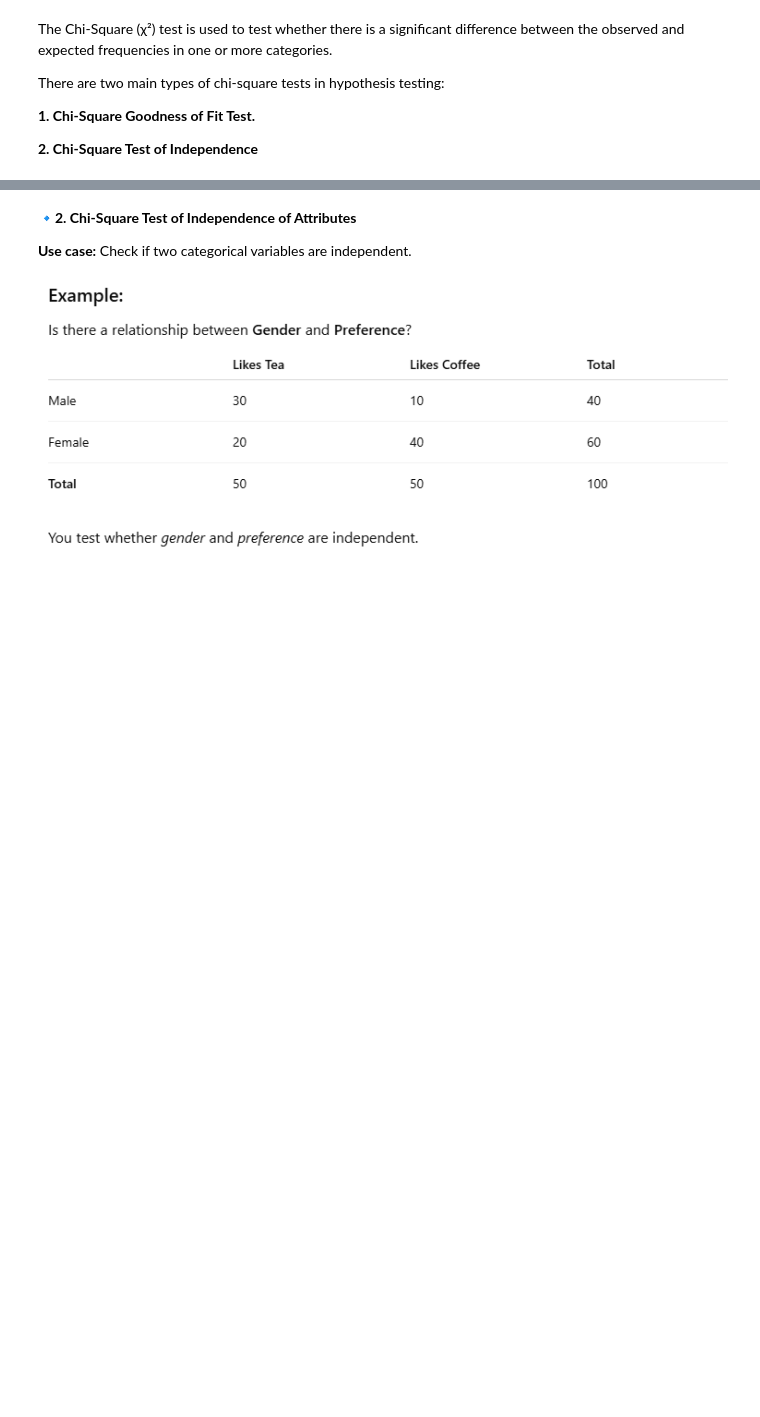
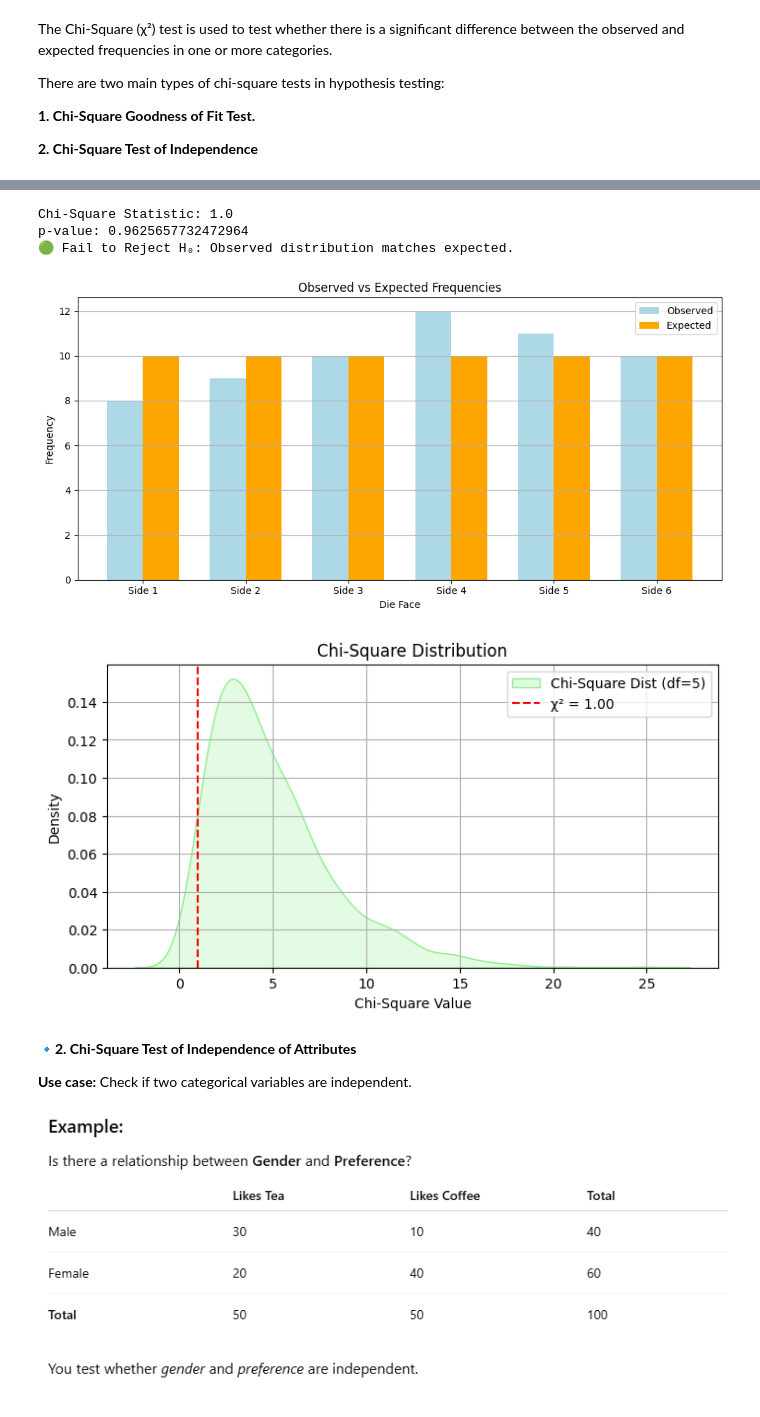
Before and after one commit to ArunK-ML/Chi-Square--Distribution-and-Test--in-Hypothesis-Testing_Numpy, a Jupyter notebook: Chi_Square_Test_Seminar.ipynb, the cells around one changed output, grey strips where cells are left out. Drawn from its saved outputs; the diff is of its cells as text; code cells hidden in the pictures; blank space fills up the shorter version.

```diff
--- a/Chi_Square_Test_Seminar.ipynb
+++ b/Chi_Square_Test_Seminar.ipynb
@@ -17,3 +97,67 @@ There are two main types of chi-square tests in hypothesis testing:
+# %%
+import numpy as np
+import matplotlib.pyplot as plt
+import seaborn as sns
+from scipy.stats import chisquare, chi2
+
+# Input Data
+observed = [8, 9, 10, 12, 11, 10]
+expected = [10, 10, 10, 10, 10, 10]
+
+# Perform Chi-Square Goodness of Fit Test
+chi2_stat, p_value = chisquare(f_obs=observed, f_exp=expected)
+
+# Print test results
+print("Chi-Square Statistic:", chi2_stat)
+print("p-value:", p_value)
+
+alpha = 0.05
+if p_value < alpha:
+    print("🔴 Reject H₀: Observed distribution does not match expected.")
+else:
+    print("🟢 Fail to Reject H₀: Observed distribution matches expected.")
+
+# ===============================
+# 🔹 Bar Plot: Observed vs Expected
+# ===============================
+labels = ['Side 1', 'Side 2', 'Side 3', 'Side 4', 'Side 5', 'Side 6']
+x = np.arange(len(labels))
+width = 0.35
+
+plt.figure(figsize=(10, 5))
+plt.bar(x - width/2, observed, width, label='Observed', color='lightblue')
+plt.bar(x + width/2, expected, width, label='Expected', color='orange')
+plt.xticks(x, labels)
+plt.xlabel("Die Face")
+plt.ylabel("Frequency")
+plt.title("Observed vs Expected Frequencies")
+plt.legend()
+plt.grid(axis='y')
+plt.tight_layout()
+plt.show()
+
+# ===============================
+# 🔹 KDE Plot: Chi-Square Distribution
+# ===============================
+df = len(observed) - 1
+x_vals = np.linspace(0, 20, 1000)
+samples = chi2.rvs(df=df, size=1000)
+
+plt.figure(figsize=(8, 4))
+sns.kdeplot(samples, fill=True, label=f"Chi-Square Dist (df={df})", color="lightgreen")
+plt.axvline(chi2_stat, color='red', linestyle='--', label=f'χ² = {chi2_stat:.2f}')
+plt.title("Chi-Square Distribution")
+plt.xlabel("Chi-Square Value")
+plt.ylabel("Density")
+plt.legend()
+plt.grid(True)
+plt.show()
+# %% [output]
+Chi-Square Statistic: 1.0
+p-value: 0.9625657732472964
+🟢 Fail to Reject H₀: Observed distribution matches expected.
+[figure, added]
+[figure, added]
 # %% [markdown]
 🔹**2. Chi-Square Test of Independence of Attributes**
 
```
Also changed, not shown: parts of 6 cells of this notebook.
